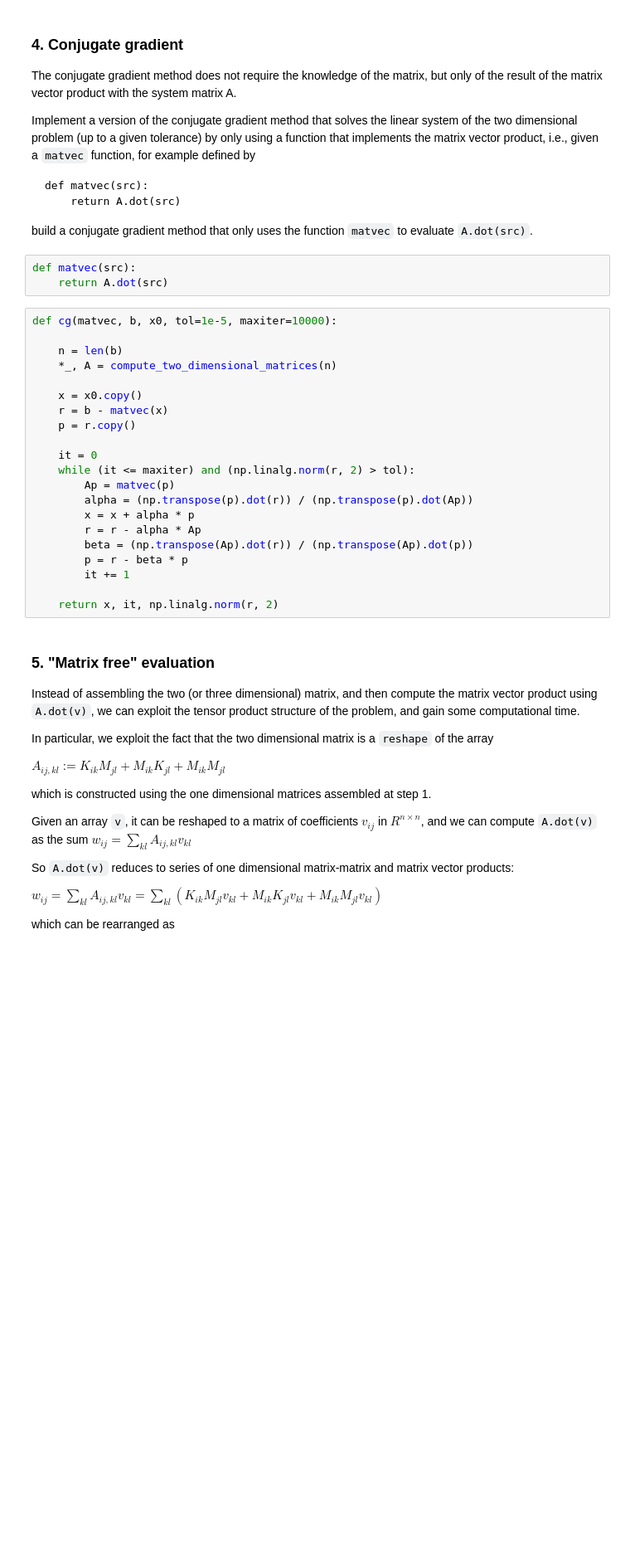
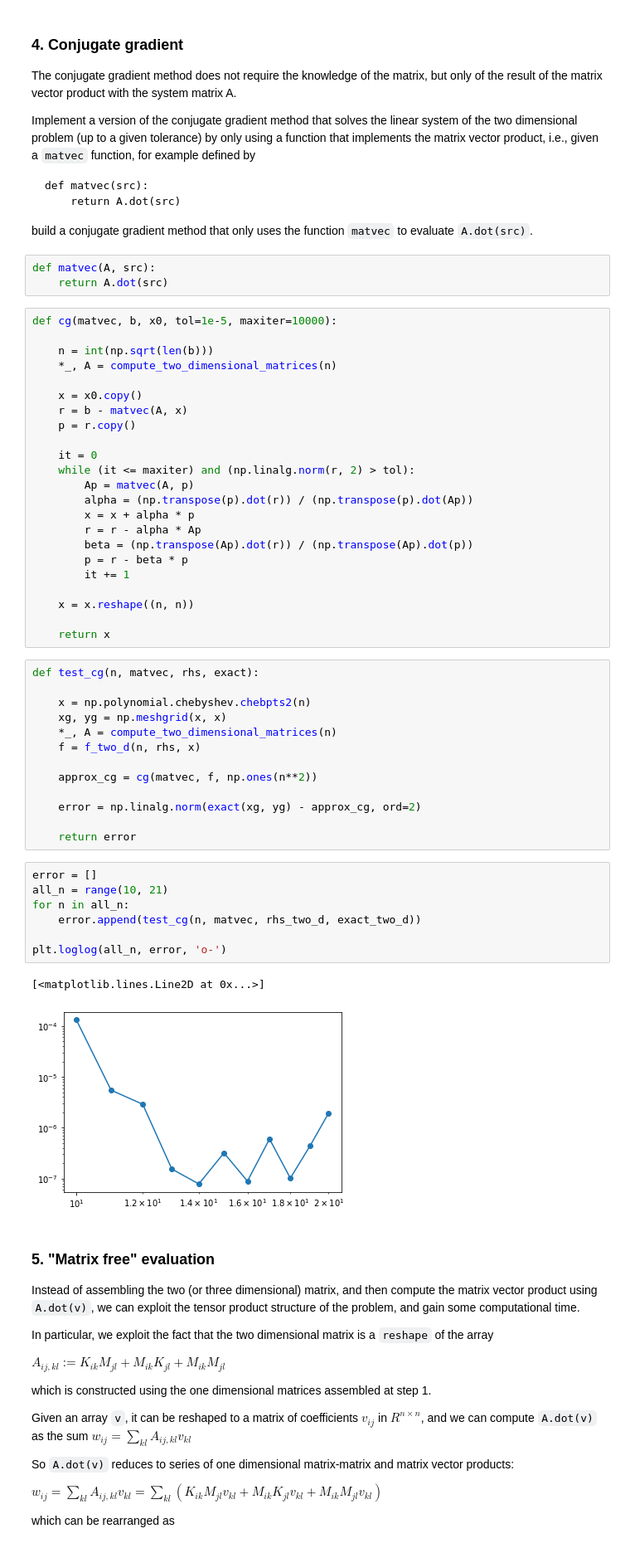
Before and after one commit to daniele-irto/na_exam, a Jupyter notebook: final_project.ipynb, the cells around one changed output. Shown at 83% size. Drawn from its saved outputs; the diff is of its cells as text; blank space fills up the shorter version.

Commit message:
Ex.4 - fixed n, added comparison with exact function

```diff
--- a/final_project.ipynb
+++ b/final_project.ipynb
@@ -400,21 +400,21 @@ def matvec(src):
 
 build a conjugate gradient method that only uses the function `matvec` to evaluate `A.dot(src)`.
 # %%
-def matvec(src):
+def matvec(A, src):
     return A.dot(src)
 # %%
 def cg(matvec, b, x0, tol=1e-5, maxiter=10000):
 
-    n = len(b)
+    n = int(np.sqrt(len(b)))
     *_, A = compute_two_dimensional_matrices(n)
 
     x = x0.copy()
-    r = b - matvec(x)
+    r = b - matvec(A, x)
     p = r.copy()
 
     it = 0
     while (it <= maxiter) and (np.linalg.norm(r, 2) > tol):
-        Ap = matvec(p)
+        Ap = matvec(A, p)
         alpha = (np.transpose(p).dot(r)) / (np.transpose(p).dot(Ap))
         x = x + alpha * p
         r = r - alpha * Ap
@@ -422,7 +422,32 @@ def cg(matvec, b, x0, tol=1e-5, maxiter=10000):
         p = r - beta * p
         it += 1
 
-    return x, it, np.linalg.norm(r, 2)
+    x = x.reshape((n, n))
+
+    return x
+# %%
+def test_cg(n, matvec, rhs, exact):
+
+    x = np.polynomial.chebyshev.chebpts2(n)
+    xg, yg = np.meshgrid(x, x)
+    *_, A = compute_two_dimensional_matrices(n)
+    f = f_two_d(n, rhs, x)
+
+    approx_cg = cg(matvec, f, np.ones(n**2))
+
+    error = np.linalg.norm(exact(xg, yg) - approx_cg, ord=2)
+
+    return error
+# %%
+error = []
+all_n = range(10, 21)
+for n in all_n:
+    error.append(test_cg(n, matvec, rhs_two_d, exact_two_d))
+
+plt.loglog(all_n, error, 'o-')
+# %% [output]
+[<matplotlib.lines.Line2D at 0x...>]
+[figure, added]
 # %% [markdown]
 ### 5. "Matrix free" evaluation
 
```
Also changed, not shown: 1 other file.
